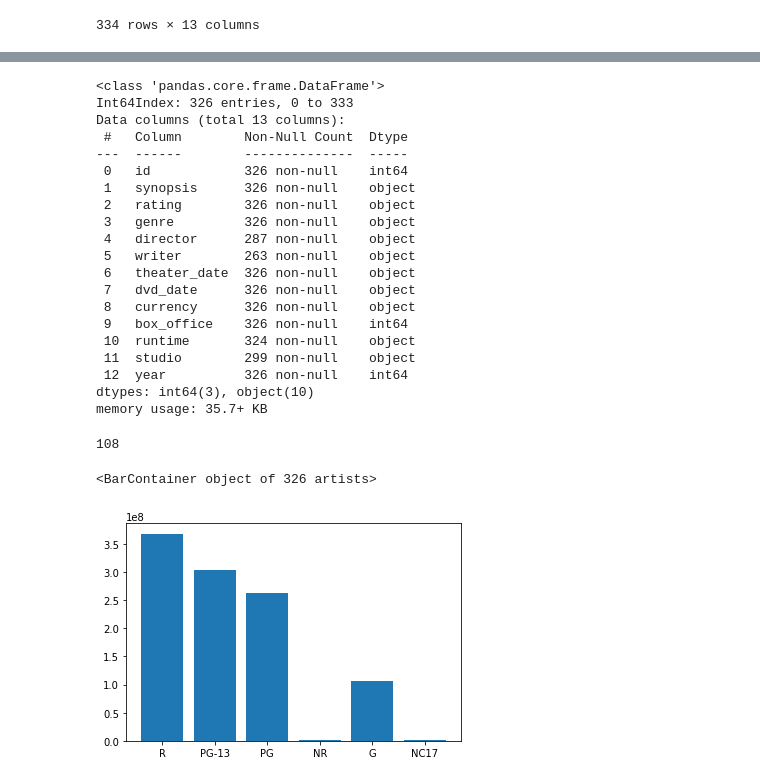
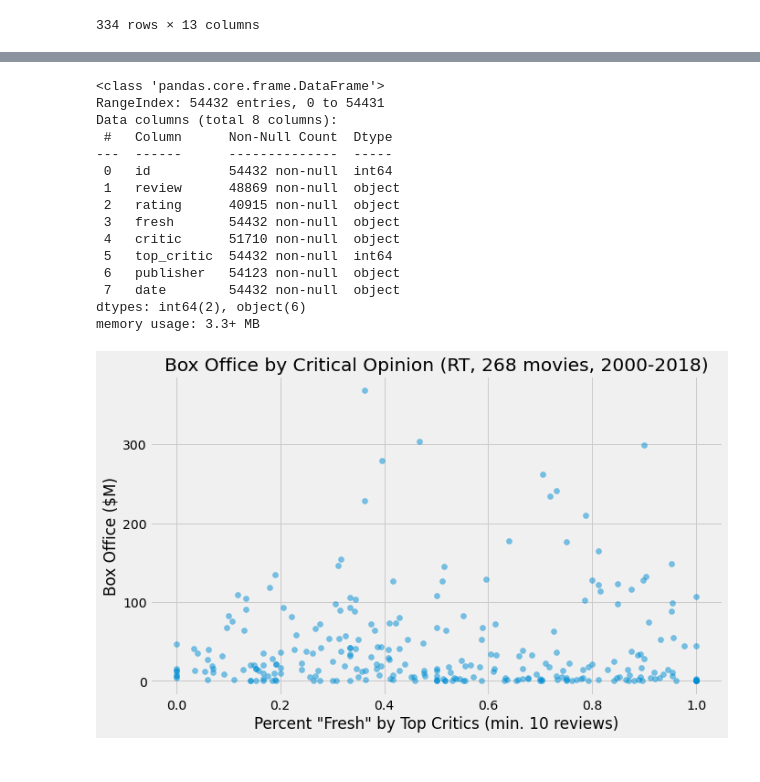
Before and after one commit to nate-walter/Movie-Studio-Project, a Jupyter notebook: Ben's Notebook.ipynb, the cells around one changed output, grey strips where cells are left out. Cells and saved outputs as stored; diff of their text form; code cells hidden in the pictures.

```diff
--- a/Ben's Notebook.ipynb
+++ b/Ben's Notebook.ipynb
@@ -181,33 +210,18 @@ rt_movies_cleaned = rt_movies_cleaned[rt_movies_cleaned.year >= 2000]
 # %%
-rt_movies_cleaned.info()
+rt_reviews.info()
 # %% [output]
 <class 'pandas.core.frame.DataFrame'>
-Int64Index: 326 entries, 0 to 333
-Data columns (total 13 columns):
- #   Column        Non-Null Count  Dtype
----  ------        --------------  -----
- 0   id            326 non-null    int64
- 1   synopsis      326 non-null    object
- 2   rating        326 non-null    object
- 3   genre         326 non-null    object
- 4   director      287 non-null    object
- 5   writer        263 non-null    object
- 6   theater_date  326 non-null    object
- 7   dvd_date      326 non-null    object
- 8   currency      326 non-null    object
- 9   box_office    326 non-null    int64
- 10  runtime       324 non-null    object
- 11  studio        299 non-null    object
- 12  year          326 non-null    int64
-dtypes: int64(3), object(10)
-memory usage: 35.7+ KB
+RangeIndex: 54432 entries, 0 to 54431
+Data columns (total 8 columns):
+ #   Column      Non-Null Count  Dtype
+---  ------      --------------  -----
+ 0   id          54432 non-null  int64
+ 1   review      48869 non-null  object
+ 2   rating      40915 non-null  object
+ 3   fresh       54432 non-null  object
+ 4   critic      51710 non-null  object
+ 5   top_critic  54432 non-null  int64
+ 6   publisher   54123 non-null  object
+ 7   date        54432 non-null  object
+dtypes: int64(2), object(6)
+memory usage: 3.3+ MB
-# %%
-int(rt_movies_cleaned.runtime[0].split()[0])
-# %% [output]
-108
-# %%
-fig, ax = plt.subplots()
-ax.bar(rt_movies_cleaned.rating, rt_movies_cleaned.box_office)
-# %% [output]
-<BarContainer object of 326 artists>
-[figure, removed]
@@ -213,0 +239,23 @@ ax.bar(rt_movies_cleaned.rating, rt_movies_cleaned.box_office)
+# %%
+#Create a series of the number of reviews for each movie id (889 records)
+num_reviews = rt_reviews.groupby('id').id.count()
+# %%
+#Merege the two series and rename the columns
+merge_fresh_and_num_reviews = pd.concat([fresh_percent, num_reviews], axis=1)
+merge_fresh_and_num_reviews.rename(columns={'id':'num_reviews'}, inplace=True)
+# %%
+#Remove all records with less than 10 reviews, leaving 447 records.
+merge_fresh_and_num_reviews = merge_fresh_and_num_reviews[merge_fresh_and_num_reviews.num_reviews >= 10]
+# %%
+#inner merge rt_movies_cleaned with the series fresh percent into rt_movies_cleaned_reviews (268 records)
+rt_movies_cleaned_reviews = rt_movies_cleaned.merge(merge_fresh_and_num_reviews, how='inner', on='id')
+# %%
+fig, ax = plt.subplots(figsize=(10,6))
+ax.scatter(rt_movies_cleaned_reviews.fresh_value, rt_movies_cleaned_reviews.box_office, alpha=.5)
+ax.set_xlabel('Percent \"Fresh\" by Top Critics (min. 10 reviews)')
+ax.set_ylabel('Box Office ($M)')
+ax.set_title('Box Office by Critical Opinion (RT, 268 movies, 2000-2018)')
+ax.set_yticks(range(0,400000000,100000000))
+ax.set_yticklabels(range(0,400,100));
+# %% [output]
+[figure, added]
```
Also changed, not shown: parts of 36 cells of this notebook.
